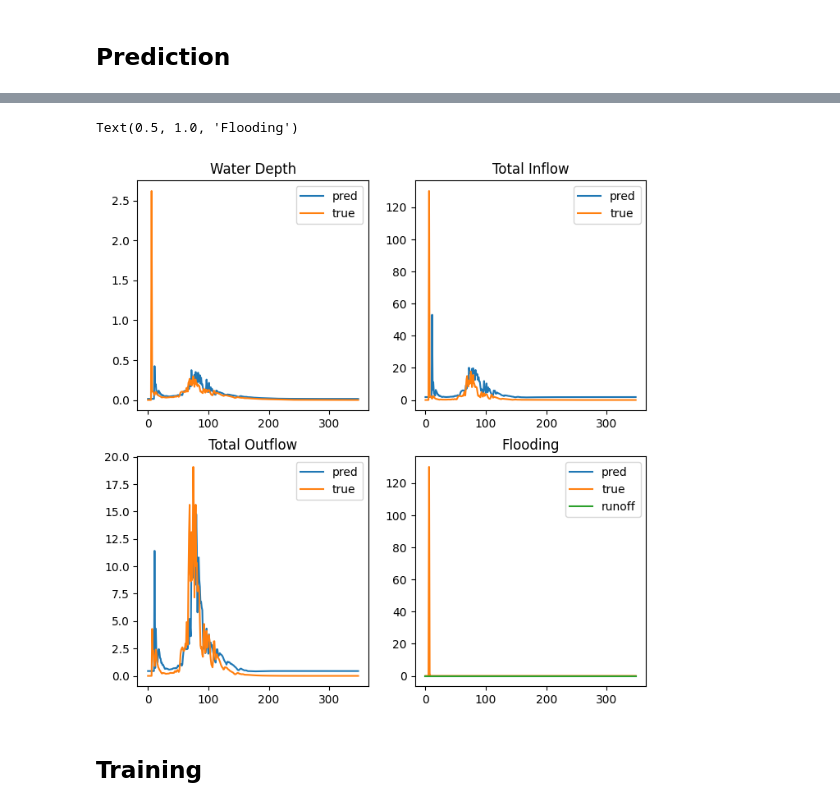
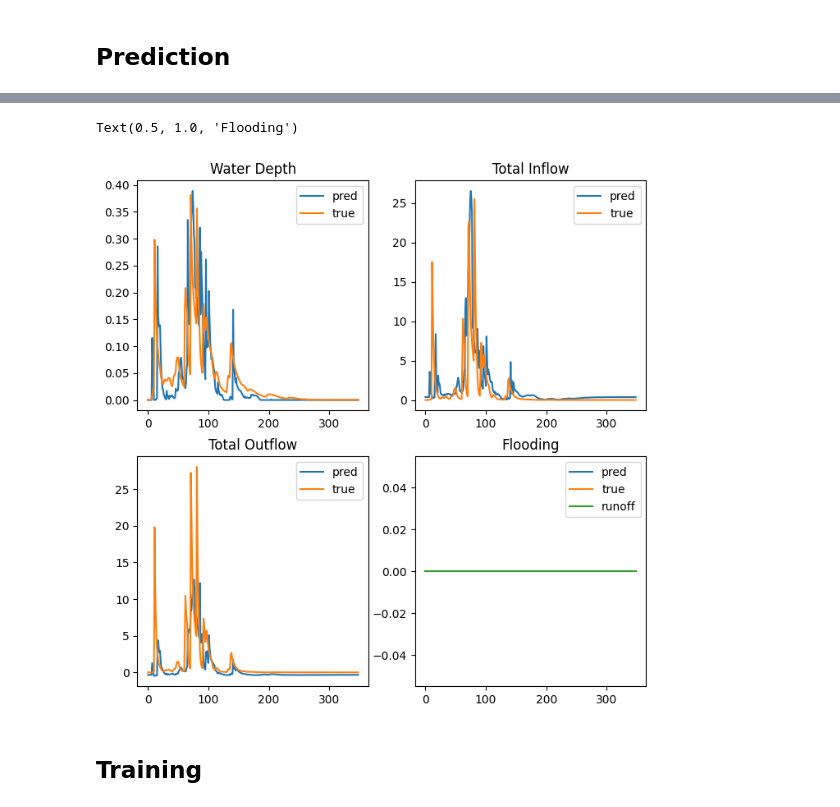
Before and after one commit to Zhiyu014/GNN-UDS, a Jupyter notebook: surrogate/test.ipynb, the cells around one changed output, grey strips where cells are left out. Saved outputs shown, nothing was run; the diff lists cells and outputs as text; code cells hidden in the pictures.

```diff
--- a/surrogate/test.ipynb
+++ b/surrogate/test.ipynb
@@ -237,33 +237,33 @@ inp = read_inp_file('./envs/network/RedChicoSur/RedChicoSur.inp')
 nodes = [k for k in inp.JUNCTIONS]
 # %%
 idx = nodes.index('PMP92989')
-seq = 0
+seq = -1
 
 fig,((ax1,ax2),(ax3,ax4)) = plt.subplots(2,2,figsize=(8,8))
 
 ax1.plot(pred[:,seq,idx,0],label='pred')
 ax1.plot(true[:,seq,idx,0],label='true')
 ax1.legend()
 ax1.set_title('Water Depth')
 
 ax2.plot(pred[:,seq,idx,1],label='pred')
 ax2.plot(true[:,seq,idx,1],label='true')
 ax2.legend()
 ax2.set_title('Total Inflow')
 
 ax3.plot(pred[:,seq,idx,2],label='pred')
 ax3.plot(true[:,seq,idx,2],label='true')
 ax3.legend()
 ax3.set_title('Total Outflow')
 
 ax4.plot(pred[:,seq,idx,-1],label='pred')
 ax4.plot(true[:,seq,idx,-1],label='true')
 ax4.plot(r[:,seq,idx,0],label='runoff')
 ax4.legend()
 ax4.set_title('Flooding')
 # %% [output]
 Text(0.5, 1.0, 'Flooding')
-[figure, old version]
+[figure, new version]
 # %% [markdown]
 ## Training
 # %%
```
Also changed, not shown: parts of 6 cells of this notebook, 14 other files.
